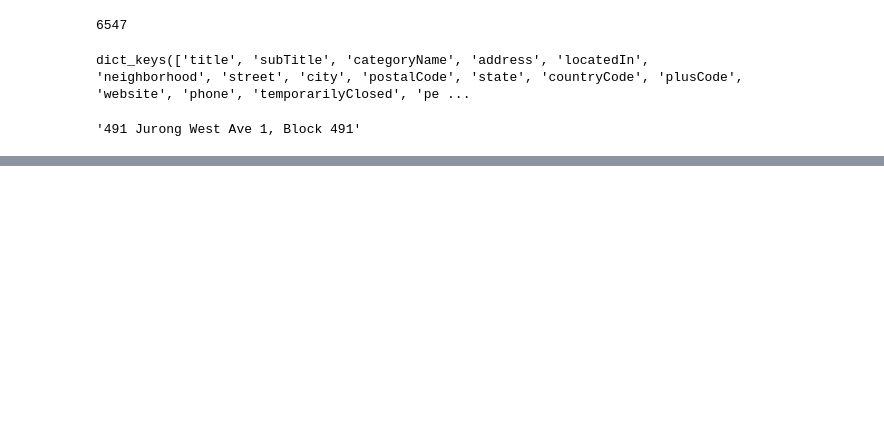
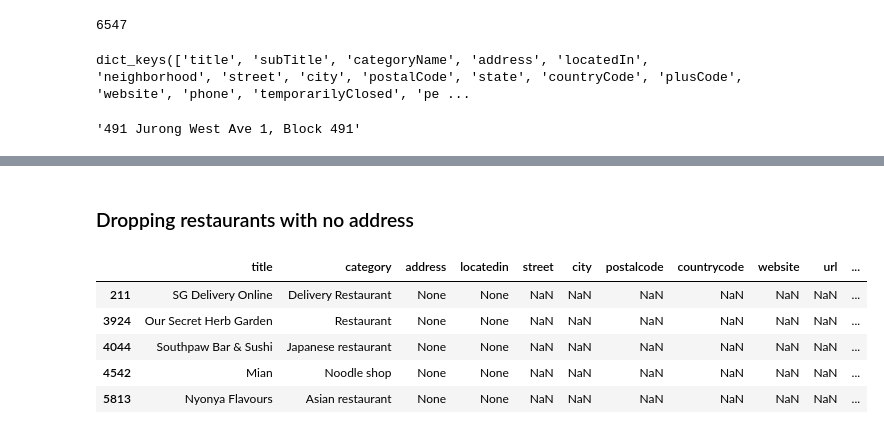
Before and after one commit to kunwon/capstone, a Jupyter notebook: code/01_data_cleaning.ipynb, the cells around one changed output, grey strips where cells are left out. Cells and saved outputs as stored; diff of their text form; code cells hidden in the pictures; blank space fills up the shorter version.

```diff
--- a/code/01_data_cleaning.ipynb
+++ b/code/01_data_cleaning.ipynb
@@ -28,12 +35,12 @@ for restaurant in data:
         res_dict['category'] = restaurant['categoryName']
         res_dict['address'] = restaurant['address']
         res_dict['locatedin'] = restaurant['locatedIn']
-        res_dict['website'] = restaurant['locatedIn']
         res_dict['street'] = restaurant['street']
         res_dict['city'] = restaurant['city']
         res_dict['postalcode'] = restaurant['postalCode']
         res_dict['countrycode'] = restaurant['countryCode']
         res_dict['website'] = restaurant['website']
+        res_dict['url'] = restaurant['url']
         res_dict['phone'] = restaurant['phone']
         res_dict['permclosed'] = restaurant['permanentlyClosed']
         res_dict['ad'] = restaurant['isAdvertisement']
@@ -87,0 +99,2 @@ data[0]['reviews'][0]['name']
+# %%
+res.drop(res[res.permclosed==True].index, inplace=True)
@@ -87,0 +132,2 @@ data[0]['reviews'][0]['name']
+# %%
+res.drop(res[~res.category.str.contains('restaurant|hawker|bar|steak|coffee|pub|food|cafe|bakery|pizza|takeaway|dessert|salad|diner|grill|noodle|bistro|sandwich|crêperie|chicken|soup|deli|beer garden|live|churreria|crab|cream', case=False)].index, inplace=True)
@@ -87,0 +174,2 @@ data[0]['reviews'][0]['name']
+# %%
+res.drop(res[res.category.str.contains('public housing|supply|furniture|snack|catering|organic food store|supplier|broker|consultant|manufacturer|barber', case=False)].index, inplace=True)
@@ -87,0 +196,11 @@ data[0]['reviews'][0]['name']
+# %% [markdown]
+### Dropping restaurants with no address
+# %%
+res[res.address.isnull()]
+# %% [output]
+|  | title | category | address | locatedin | street | city | postalcode | countrycode | website | url | ... |
+| 211 | SG Delivery Online | Delivery Restaurant | None | None | NaN | NaN | NaN | NaN | NaN | NaN | ... |
+| 3924 | Our Secret Herb Garden | Restaurant | None | None | NaN | NaN | NaN | NaN | NaN | NaN | ... |
+| 4044 | Southpaw Bar & Sushi | Japanese restaurant | None | None | NaN | NaN | NaN | NaN | NaN | NaN | ... |
+| 4542 | Mian | Noodle shop | None | None | NaN | NaN | NaN | NaN | NaN | NaN | ... |
+| 5813 | Nyonya Flavours | Asian restaurant | None | None | NaN | NaN | NaN | NaN | NaN | NaN | ... |
```
Also changed, not shown: parts of 38 cells of this notebook, 12 other files.
